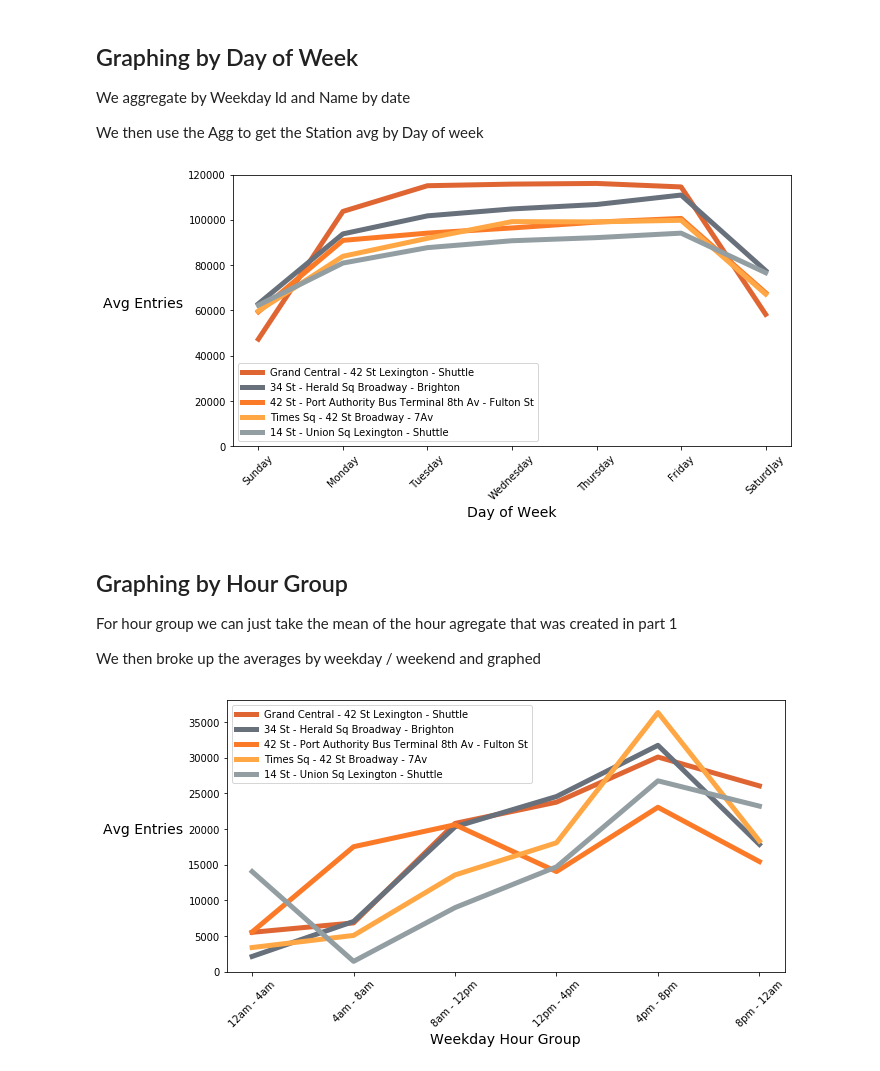
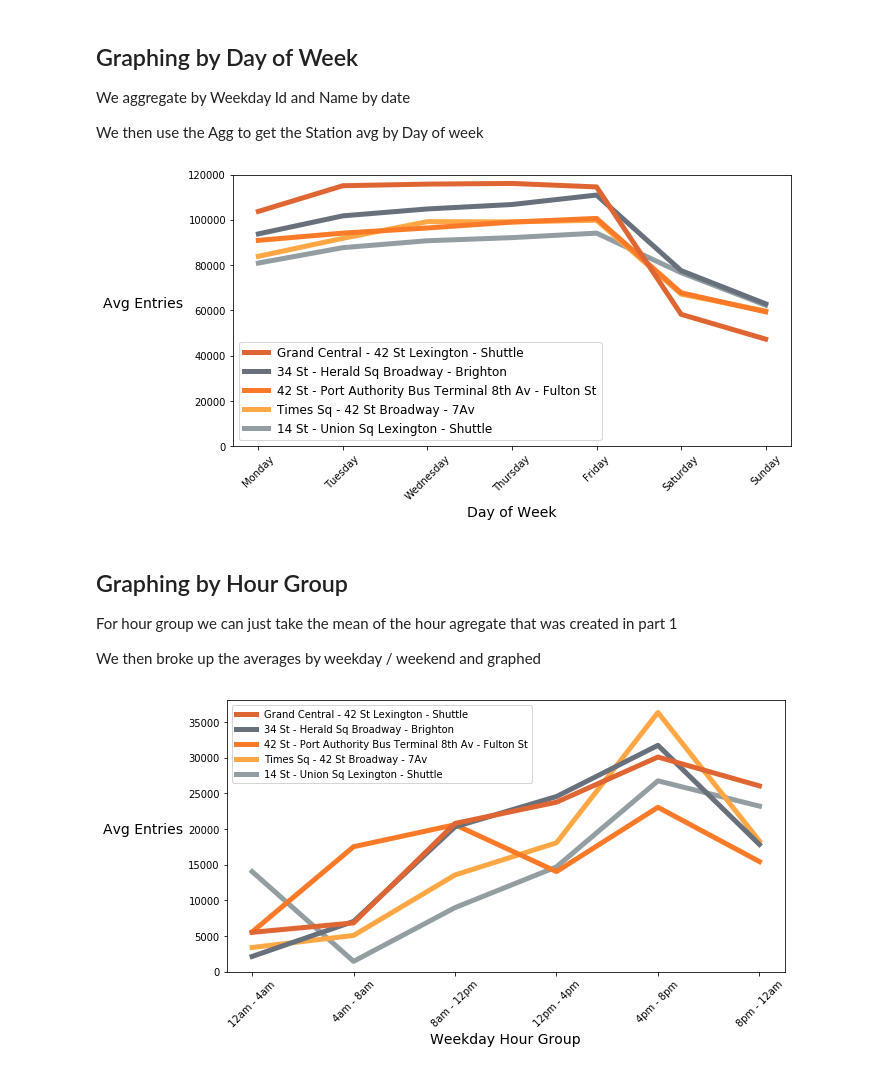
Before and after one commit to TifMoe/benson-project, a Jupyter notebook: 3_GraphingTurnstileData.ipynb, the cells around one changed output. Drawn from its saved outputs; the diff is of its cells as text; code cells hidden in the pictures.

Commit message:
added lat minute updates to the graph formatting

```diff
--- a/3_GraphingTurnstileData.ipynb
+++ b/3_GraphingTurnstileData.ipynb
@@ -39,7 +39,7 @@ def formatforgraph(df,station,index,result):
     x = df[df['station_id'] == station].set_index([index])
     return x[result]
 # %%
-wkdaylist = ['','Sunday','Monday','Tuesday','Wednesday','Thursday','Friday','Saturd]ay']
+wkdaylist = ['','Monday','Tuesday','Wednesday','Thursday','Friday','Saturday','Sunday']
 hrgrouplist = ['','12am - 4am','4am - 8am','8am - 12pm','12pm - 4pm','4pm - 8pm','8pm - 12am']
 colorlist = ['#DF6633','#67707b','#fb7a28','#ffa744','#939ea3','.80','.80','.80','.80','.80']
 # %% [markdown]
@@ -78,21 +78,24 @@ We then use the Agg to get the Station avg by Day of week
 wkagg = hragg.groupby(['station_id','date','wkdaynbr','weekday'],as_index=False)['entries_diff'].sum()
 
 wkaggavg = wkagg.groupby(['station_id','wkdaynbr','weekday'],as_index=False)[['entries_diff']].mean()
+wkaggavg['wkdaynbr'] = [ 7 if x == 0 else x for x in wkaggavg['wkdaynbr']]
+wkaggavg = wkaggavg.sort_values('wkdaynbr',ascending = True)
 # %%
 fig = plt.figure(figsize=(10, 5))
 ax = fig.add_subplot(1, 1, 1)
+ax.plot(formatforgraph(wkaggavg,top5[4],'wkdaynbr','entries_diff'), color = colorlist[4], label=top5[4], linewidth = 5)
+ax.plot(formatforgraph(wkaggavg,top5[3],'wkdaynbr','entries_diff'), color = colorlist[3], label=top5[3], linewidth = 5)
+ax.plot(formatforgraph(wkaggavg,top5[2],'wkdaynbr','entries_diff'), color = colorlist[2], label=top5[2], linewidth = 5)
+ax.plot(formatforgraph(wkaggavg,top5[1],'wkdaynbr','entries_diff'), color = colorlist[1], label=top5[1], linewidth = 5)
 ax.plot(formatforgraph(wkaggavg,top5[0],'wkdaynbr','entries_diff'), color = colorlist[0], label=top5[0], linewidth = 5)
-ax.plot(formatforgraph(wkaggavg,top5[1],'wkdaynbr','entries_diff'), color = colorlist[1], label=top5[1], linewidth = 5)
-ax.plot(formatforgraph(wkaggavg,top5[2],'wkdaynbr','entries_diff'), color = colorlist[2], label=top5[2], linewidth = 5)
-ax.plot(formatforgraph(wkaggavg,top5[3],'wkdaynbr','entries_diff'), color = colorlist[3], label=top5[3], linewidth = 5)
-ax.plot(formatforgraph(wkaggavg,top5[4],'wkdaynbr','entries_diff'), color = colorlist[4], label=top5[4], linewidth = 5)
 ax.set_xticklabels(wkdaylist, rotation=45, fontsize='medium')
 ax.set_ylim(ymin=0,ymax = 120000)
 ax.set_xlabel('Day of Week',fontsize=14)
 ax.set_ylabel('Avg Entries',rotation=0, fontsize=14, labelpad=45)
-ax.legend(loc='best');
+handles, labels = ax.get_legend_handles_labels()
+ax.legend(handles[::-1], labels[::-1], loc='best', prop={'size': 12});
 # %% [output]
-[figure, old version]
+[figure, new version]
 # %% [markdown]
 ## Graphing by Hour Group
 
@@ -107,18 +110,19 @@ wkdayhraggavg = hraggavg[hraggavg['daytype']=='weekday']
 # %%
 fig = plt.figure(figsize=(10, 5))
 ax = fig.add_subplot(1, 1, 1)
+ax.plot(formatforgraph(wkdayhraggavg,top5[4],'timegroup','entries_diff'), color = colorlist[4], label=top5[4], linewidth = 5)
+ax.plot(formatforgraph(wkdayhraggavg,top5[3],'timegroup','entries_diff'), color = colorlist[3], label=top5[3], linewidth = 5)
+ax.plot(formatforgraph(wkdayhraggavg,top5[2],'timegroup','entries_diff'), color = colorlist[2], label=top5[2], linewidth = 5)
+ax.plot(formatforgraph(wkdayhraggavg,top5[1],'timegroup','entries_diff'), color = colorlist[1], label=top5[1], linewidth = 5)
 ax.plot(formatforgraph(wkdayhraggavg,top5[0],'timegroup','entries_diff'), color = colorlist[0], label=top5[0], linewidth = 5)
-ax.plot(formatforgraph(wkdayhraggavg,top5[1],'timegroup','entries_diff'), color = colorlist[1], label=top5[1], linewidth = 5)
-ax.plot(formatforgraph(wkdayhraggavg,top5[2],'timegroup','entries_diff'), color = colorlist[2], label=top5[2], linewidth = 5)
-ax.plot(formatforgraph(wkdayhraggavg,top5[3],'timegroup','entries_diff'), color = colorlist[3], label=top5[3], linewidth = 5)
-ax.plot(formatforgraph(wkdayhraggavg,top5[4],'timegroup','entries_diff'), color = colorlist[4], label=top5[4], linewidth = 5)
 ax.set_xticklabels(hrgrouplist, rotation=45, fontsize='medium')
 ax.set_ylim(ymin=0)
 ax.set_xlabel('Weekday Hour Group',fontsize=14)
 ax.set_ylabel('Avg Entries',rotation=0, fontsize=14, labelpad=45)
-ax.legend(loc='best');
+handles, labels = ax.get_legend_handles_labels()
+ax.legend(handles[::-1], labels[::-1], loc='best', prop={'size': 10});
 # %% [output]
-[figure, old version]
+[figure, new version]
 # %%
 fig = plt.figure(figsize=(10, 5))
 ax = fig.add_subplot(1, 1, 1)
```
Also changed, not shown: parts of 1 cell of this notebook.
